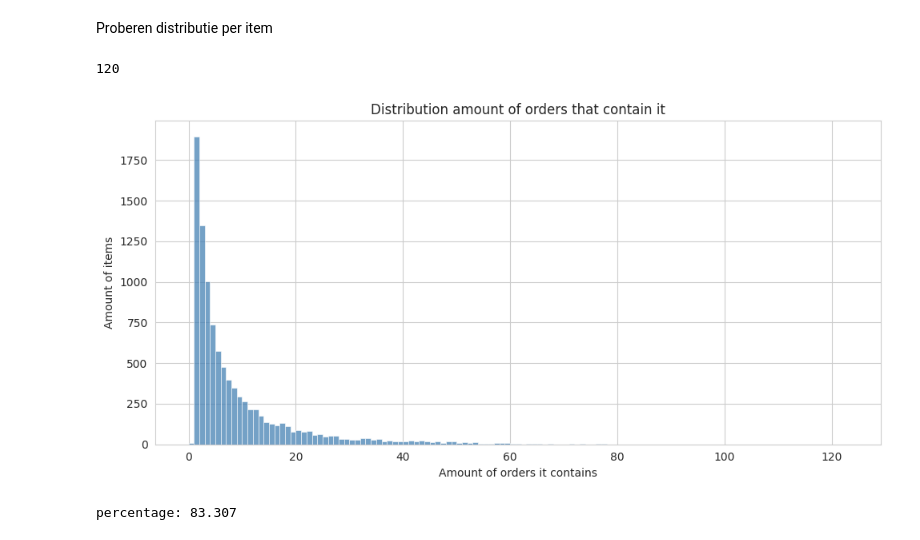
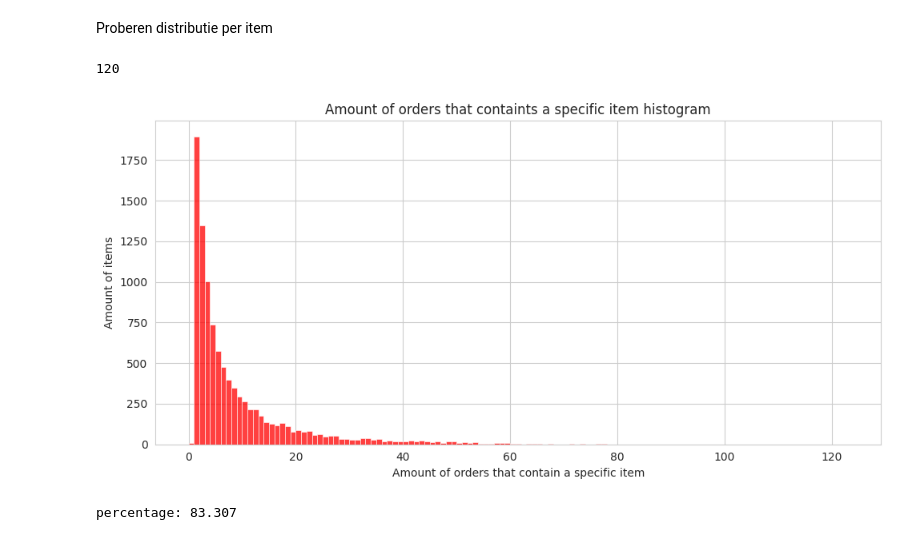
Before and after one commit to TomTom2028/SoftwareSim, a Jupyter notebook: AnalysisData.ipynb, the cells around one changed output. Drawn from its saved outputs; the diff is of its cells as text; code cells hidden in the pictures.

```diff
--- a/AnalysisData.ipynb
+++ b/AnalysisData.ipynb
@@ -1071,30 +1089,30 @@ Proberen distributie per item
 # %%
 # per item, get in how many orders it contains
 from matplotlib import pyplot as plt
 import seaborn as sns
 
 
 loc = 'OSR'
 loc_df = df[df['Location code'] == loc].sort_values(by='Last Change Dt')
 item_grouped_df = loc_df.groupby('Item code')['Outbound order number'].nunique()
 item_grouped_df
 
 # plot it on a distribution, how many items occur with 1, 2, 3, ... orders
 
 plt.figure(figsize=(10, 5))
-sns.histplot(item_grouped_df, bins=item_grouped_df.max(), kde=False, color='steelblue')
-plt.title('Distribution amount of orders that contain it')
-plt.xlabel('Amount of orders it contains')
+sns.histplot(item_grouped_df, bins=item_grouped_df.max(), kde=False, color='red')
+plt.title('Amount of orders that containts a specific item histogram')
+plt.xlabel('Amount of orders that contain a specific item')
 plt.ylabel('Amount of items')
 plt.grid(True)
 plt.tight_layout()
 
 # print the amount of unique items that
 count_filtered_df = item_grouped_df[item_grouped_df > 50]
 print(len(count_filtered_df))
 # %% [output]
 120
-[figure, old version]
+[figure, new version]
 # %%
 # a proba test
 import random
```
Also changed, not shown: parts of 5 cells of this notebook, 1 other file.
